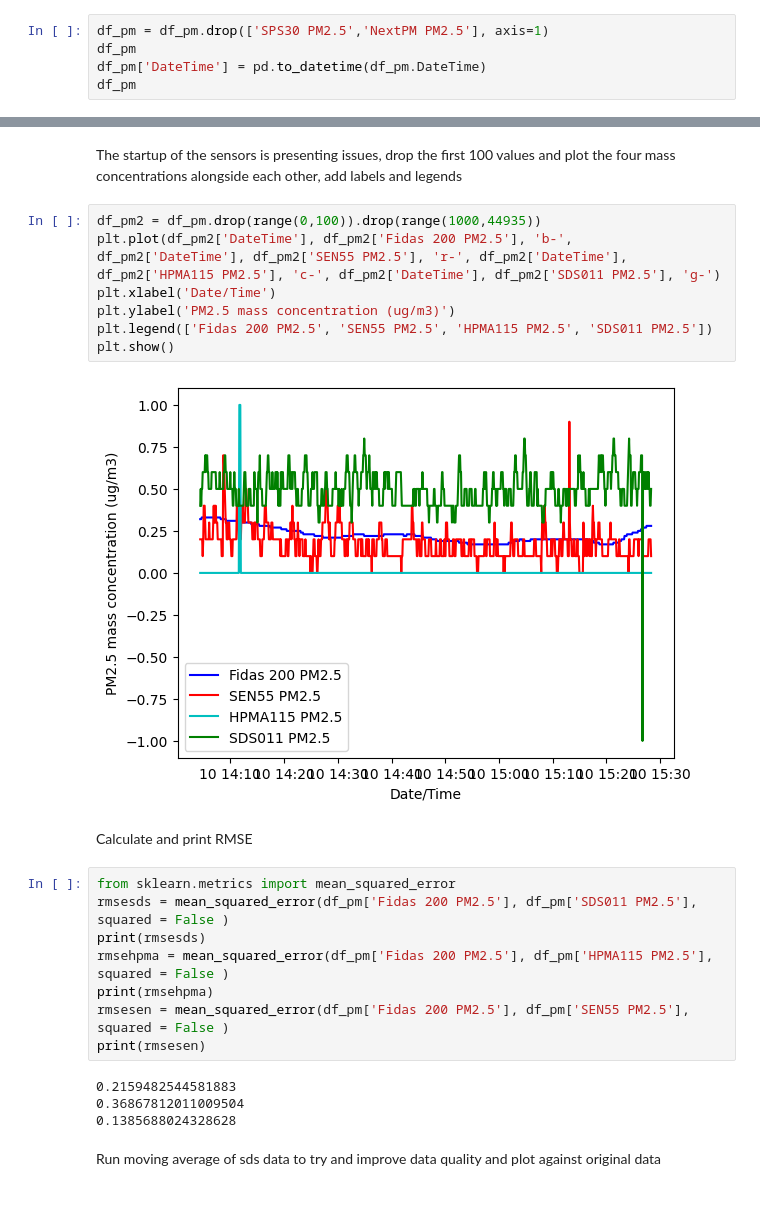
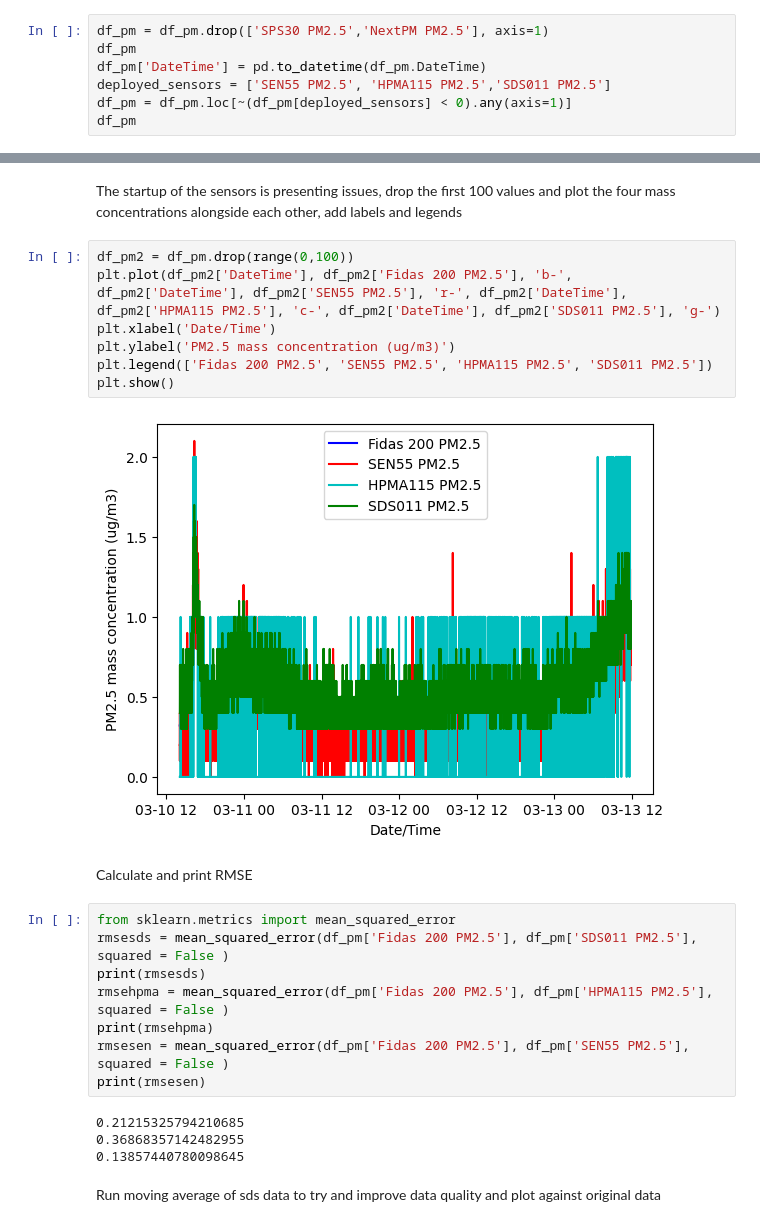
Before and after one commit to ReFil/Sensor-test, a Jupyter notebook: Jupyter/PMdataanalysis4sensor.ipynb, the cells around one changed output, grey strips where cells are left out. Cells and saved outputs as stored; diff of their text form.

```diff
--- a/Jupyter/PMdataanalysis4sensor.ipynb
+++ b/Jupyter/PMdataanalysis4sensor.ipynb
@@ -50,6 +50,8 @@ Remove labels for not deployed sensors, convert the datetime characteristic into
 df_pm = df_pm.drop(['SPS30 PM2.5','NextPM PM2.5'], axis=1)
 df_pm
 df_pm['DateTime'] = pd.to_datetime(df_pm.DateTime)
+deployed_sensors = ['SEN55 PM2.5', 'HPMA115 PM2.5','SDS011 PM2.5']
+df_pm = df_pm.loc[~(df_pm[deployed_sensors] < 0).any(axis=1)]
 df_pm
 # %% [output]
 |  | DateTime | Fidas 200 PM2.5 | SEN55 PM2.5 | HPMA115 PM2.5 | SDS011 PM2.5 |
@@ -78,14 +80,14 @@ plt.show()
 # %% [markdown]
 The startup of the sensors is presenting issues, drop the first 100 values and plot the four mass concentrations alongside each other, add labels and legends
 # %%
-df_pm2 = df_pm.drop(range(0,100)).drop(range(1000,44935))
+df_pm2 = df_pm.drop(range(0,100))
 plt.plot(df_pm2['DateTime'], df_pm2['Fidas 200 PM2.5'], 'b-', df_pm2['DateTime'], df_pm2['SEN55 PM2.5'], 'r-', df_pm2['DateTime'], df_pm2['HPMA115 PM2.5'], 'c-', df_pm2['DateTime'], df_pm2['SDS011 PM2.5'], 'g-')
 plt.xlabel('Date/Time')
 plt.ylabel('PM2.5 mass concentration (ug/m3)')
 plt.legend(['Fidas 200 PM2.5', 'SEN55 PM2.5', 'HPMA115 PM2.5', 'SDS011 PM2.5'])
 plt.show()
 # %% [output]
-[figure, old version]
+[figure, new version]
 # %% [markdown]
 Calculate and print RMSE
 # %%
@@ -97,9 +99,9 @@ print(rmsehpma)
 rmsesen = mean_squared_error(df_pm['Fidas 200 PM2.5'], df_pm['SEN55 PM2.5'], squared = False )
 print(rmsesen)
 # %% [output]
-0.2159482544581883
-0.36867812011009504
-0.1385688024328628
+0.21215325794210685
+0.36868357142482955
+0.13857440780098645
 # %% [markdown]
 Run moving average of sds data to try and improve data quality and plot against original data
 # %%
```
Also changed, not shown: parts of 8 cells of this notebook, 14 other files.
